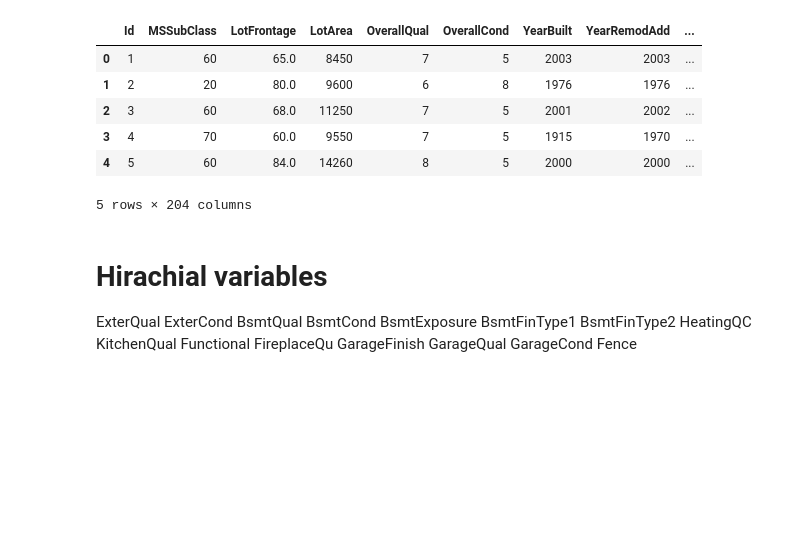
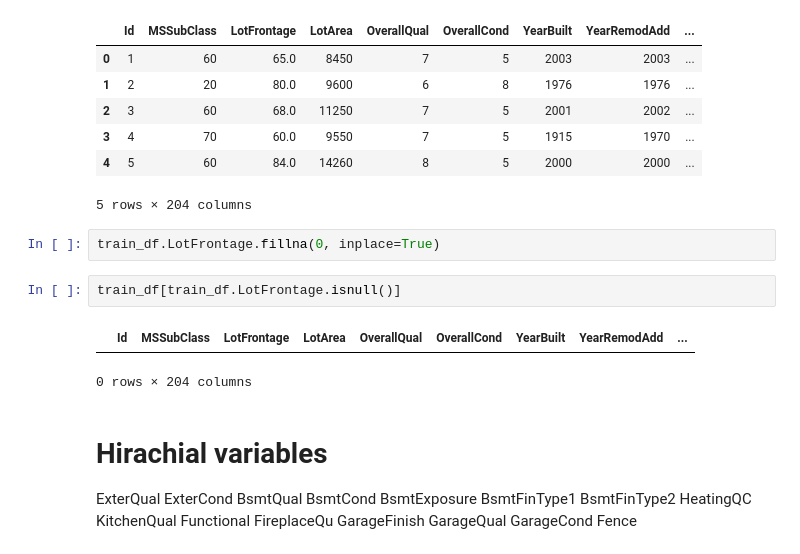
Before and after one commit to lguloy/House-Pricing-Predictions, a Jupyter notebook: train_cleaning.ipynb, the cells around one changed output. Saved outputs shown, nothing was run; the diff lists cells and outputs as text; blank space fills up the shorter version.

```diff
--- a/train_cleaning.ipynb
+++ b/train_cleaning.ipynb
@@ -55,6 +55,13 @@ train_df.head()
 | 3 | 4 | 70 | 60.0 | 9550 | 7 | 5 | 1915 | 1970 | ... |
 | 4 | 5 | 60 | 84.0 | 14260 | 8 | 5 | 2000 | 2000 | ... |
 5 rows × 204 columns
+# %%
+train_df.LotFrontage.fillna(0, inplace=True)
+# %%
+train_df[train_df.LotFrontage.isnull()]
+# %% [output]
+|  | Id | MSSubClass | LotFrontage | LotArea | OverallQual | OverallCond | YearBuilt | YearRemodAdd | ... |
+0 rows × 204 columns
 # %% [markdown]
 # Hirachial variables
 ExterQual
```
Also changed, not shown: parts of 58 cells of this notebook, 1 other file.
